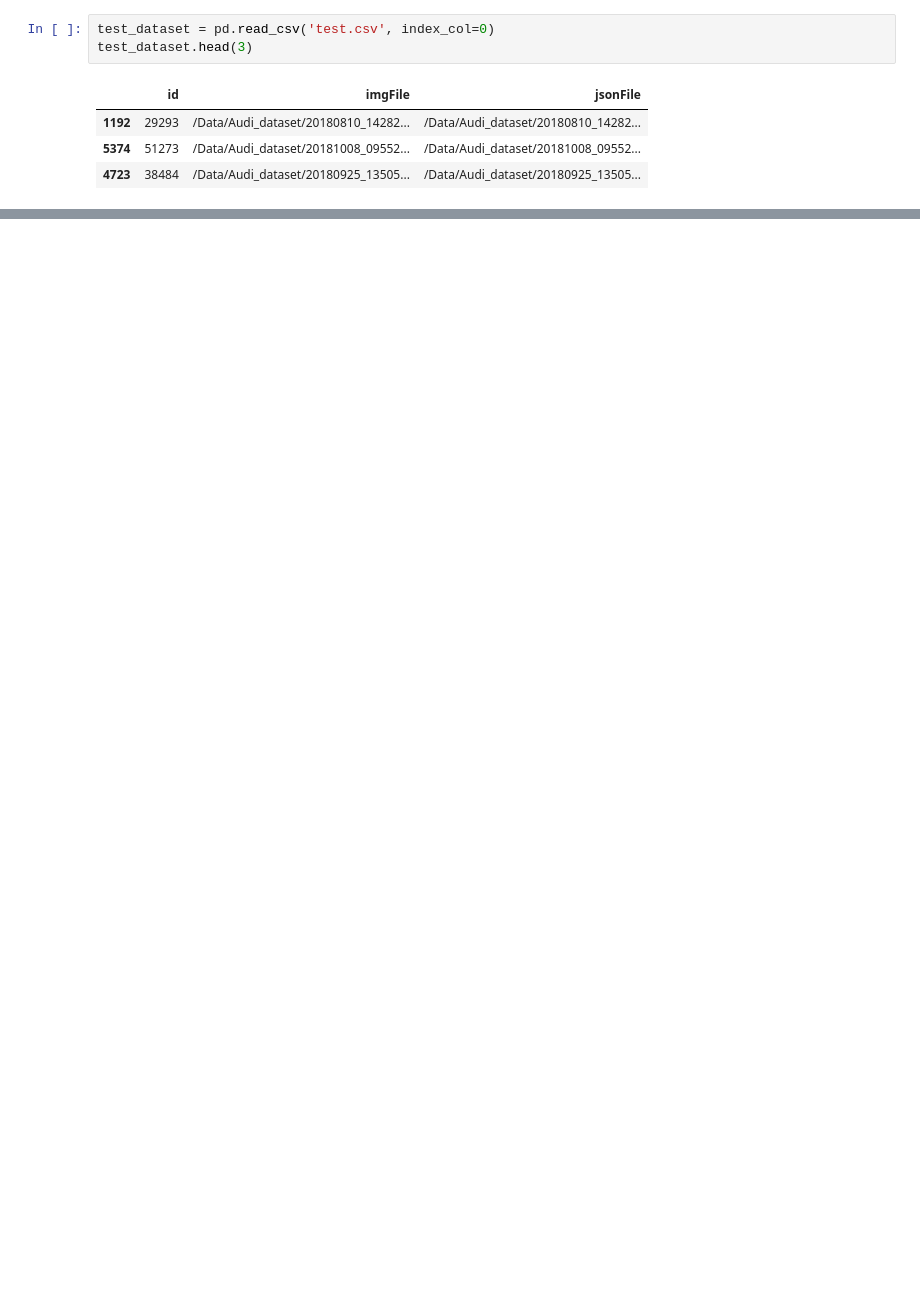
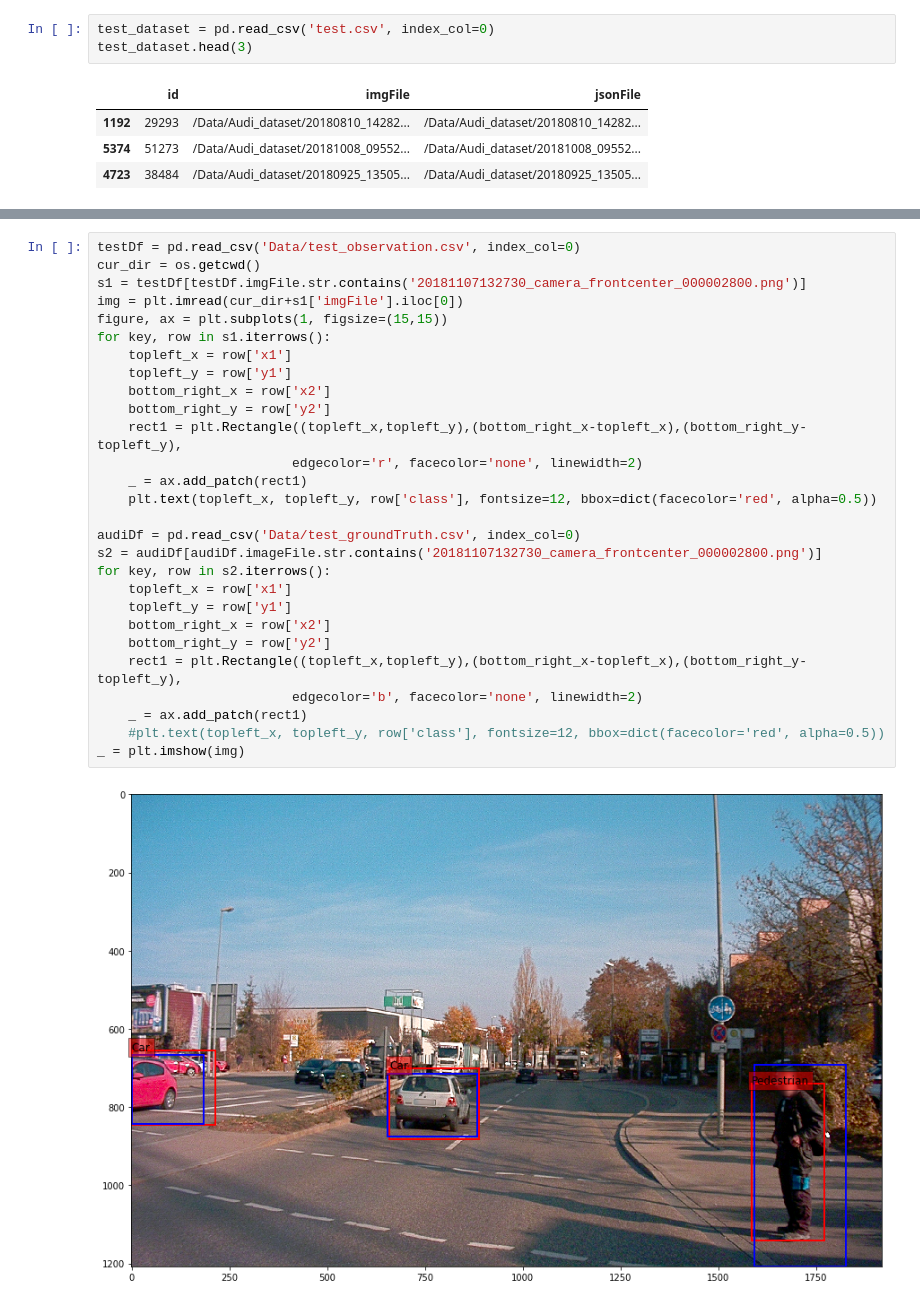
Before and after one commit to Suman-Saini/CapstoneProject_2, a Jupyter notebook: object_detection.ipynb, the cells around one changed output, grey strips where cells are left out. Saved outputs shown, nothing was run; the diff lists cells and outputs as text; blank space fills up the shorter version.

```diff
--- a/object_detection.ipynb
+++ b/object_detection.ipynb
@@ -92,0 +257,30 @@ df.shape
+# %%
+testDf = pd.read_csv('Data/test_observation.csv', index_col=0)
+cur_dir = os.getcwd()
+s1 = testDf[testDf.imgFile.str.contains('20181107132730_camera_frontcenter_000002800.png')]
+img = plt.imread(cur_dir+s1['imgFile'].iloc[0])
+figure, ax = plt.subplots(1, figsize=(15,15))
+for key, row in s1.iterrows():
+    topleft_x = row['x1']
+    topleft_y = row['y1']
+    bottom_right_x = row['x2']
+    bottom_right_y = row['y2']
+    rect1 = plt.Rectangle((topleft_x,topleft_y),(bottom_right_x-topleft_x),(bottom_right_y-topleft_y),
+                         edgecolor='r', facecolor='none', linewidth=2)
+    _ = ax.add_patch(rect1)
+    plt.text(topleft_x, topleft_y, row['class'], fontsize=12, bbox=dict(facecolor='red', alpha=0.5))
+
+audiDf = pd.read_csv('Data/test_groundTruth.csv', index_col=0)
+s2 = audiDf[audiDf.imageFile.str.contains('20181107132730_camera_frontcenter_000002800.png')]
+for key, row in s2.iterrows():
+    topleft_x = row['x1']
+    topleft_y = row['y1']
+    bottom_right_x = row['x2']
+    bottom_right_y = row['y2']
+    rect1 = plt.Rectangle((topleft_x,topleft_y),(bottom_right_x-topleft_x),(bottom_right_y-topleft_y),
+                         edgecolor='b', facecolor='none', linewidth=2)
+    _ = ax.add_patch(rect1)
+    #plt.text(topleft_x, topleft_y, row['class'], fontsize=12, bbox=dict(facecolor='red', alpha=0.5))
+_ = plt.imshow(img)
+# %% [output]
+[figure, added]
```
Also changed, not shown: parts of 23 cells of this notebook, 6 other files.
